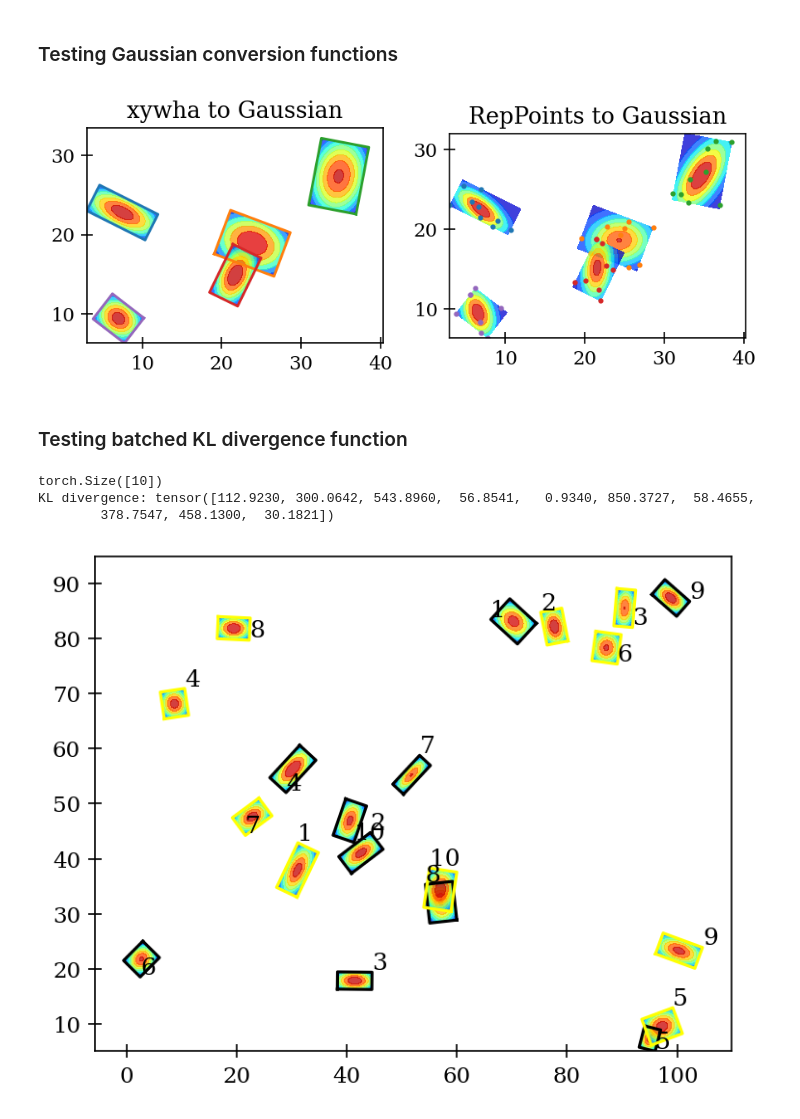
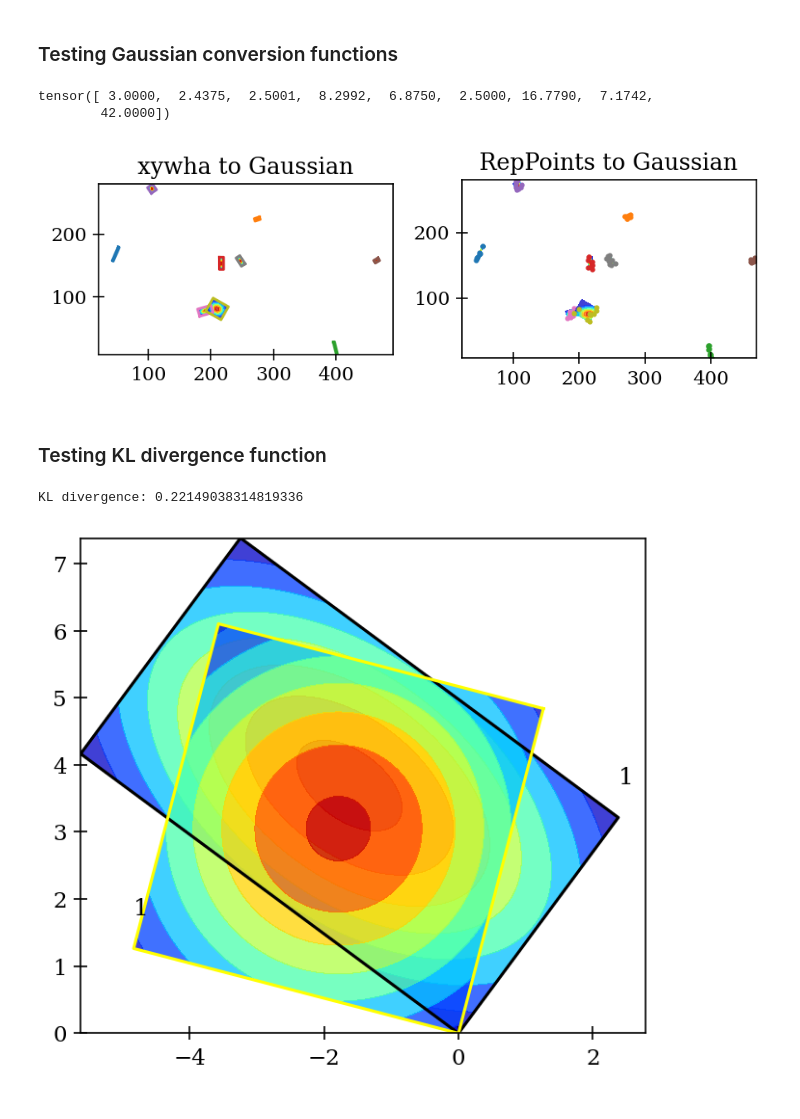
Before and after one commit to Lin-Sinorodin/OrientedBoundingBox, a Jupyter notebook: notebooks/bbox.ipynb, the cells around one changed output. Saved outputs shown, nothing was run; the diff lists cells and outputs as text; code cells hidden in the pictures.

```diff
--- a/notebooks/bbox.ipynb
+++ b/notebooks/bbox.ipynb
@@ -172,63 +172,68 @@ Inside box: tensor([False,  True, False, False,  True])
 # %% [markdown]
 ### Testing Gaussian conversion functions
 # %%
-N = 5
+N = 9
 B = 9
 
-clusters = gen_random_clusters(num_clusters=N, points_per_cluster=B, im_dim=(40, 40), cluster_dim=(10, 10))
+clusters = gen_random_clusters(num_clusters=N, points_per_cluster=B, im_dim=(512, 512), cluster_dim=(32, 32))
 rects = min_area_rect(clusters)
 
 rects_xywha = torch.zeros(N, 6)
 for i, rect in enumerate(rects):
     rects_xywha[i] = torch.Tensor(xyxy_to_xywha(rect))
 
-mu1, S1 = xywha_to_gaussian(rects_xywha)
+mu1, S1 = rep_points_to_gaussian(rects)
+S1 /= 4
+print(S1.det().sqrt())
 mu2, S2 = rep_points_to_gaussian(clusters)
+
 
 fig = plt.figure(figsize=(6, 4), dpi=150)
 ax1 = fig.add_subplot(1, 2, 1)
 ax2 = fig.add_subplot(1, 2, 2)
 
 for i, (rect, cluster) in enumerate(zip(rects, clusters)):
     x0, y0, w, h, c, s = rects_xywha[i]
     x, y = np.arange(-0.5*w, 0.5*w, 0.1), np.arange(-0.5*h, 0.5*h, 0.1)
     xx, yy = np.meshgrid(x, y)
     xx, yy = c * xx - s * yy, s * xx + c * yy
     xx += x0
     yy += y0
     pos = np.dstack((xx, yy))
     rv1 = multivariate_normal(mean=mu1[i], cov=S1[i])
     rv2 = multivariate_normal(mean=mu2[i], cov=S2[i])
 
     ax1.contourf(xx, yy, rv1.pdf(pos), alpha=0.75, cmap='jet')
     ax2.contourf(xx, yy, rv2.pdf(pos), alpha=0.75, cmap='jet')
     ax1.plot(torch.cat((rect[:, 0], rect[0, 0].reshape(1))), torch.cat((rect[:, 1], rect[0, 1].reshape(1))))
     ax2.scatter(cluster[:, 0], cluster[:, 1], s=4)
 
 ax1.set_aspect('equal', 'box')
 ax2.set_aspect('equal', 'box')
 
 ax1.set_title('xywha to Gaussian')
 ax2.set_title('RepPoints to Gaussian')
 plt.tight_layout()
 plt.show()
 # %% [output]
+tensor([ 3.0000,  2.4375,  2.5001,  8.2992,  6.8750,  2.5000, 16.7790,  7.1742,
+        42.0000])
-[figure, old version]
+[figure, new version]
 # %% [markdown]
-### Testing batched KL divergence function
+### Testing KL divergence function
 # %%
-N = 10
+N = 1
 B = 9
 
-clusters1 = gen_random_clusters(num_clusters=N, points_per_cluster=B, im_dim=(100, 100), cluster_dim=(10, 10))
-clusters2 = gen_random_clusters(num_clusters=N, points_per_cluster=B, im_dim=(100, 100), cluster_dim=(10, 10))
+clusters1 = gen_random_clusters(num_clusters=N, points_per_cluster=B, im_dim=(2, 2), cluster_dim=(10, 10))
+clusters2 = gen_random_clusters(num_clusters=N, points_per_cluster=B, im_dim=(2, 2), cluster_dim=(10, 10))
 rects1 = min_area_rect(clusters1)
 rects2 = min_area_rect(clusters2)
 
 mu1, S1 = rep_points_to_gaussian(rects1)
 mu2, S2 = rep_points_to_gaussian(rects2)
 
-kl_div = kl_divergence_gaussian(mu1, S1, mu2, S2)
+kl_div = kl_divergence_gaussian(mu1[0], S1[0], mu2[0], S2[0])
 print(f'KL divergence: {kl_div}')
 
 fig = plt.figure(figsize=(6, 4), dpi=150)
@@ -265,7 +270,5 @@ ax.set_aspect('equal', 'box')
 plt.tight_layout()
 plt.show()
 # %% [output]
-torch.Size([10])
-KL divergence: tensor([112.9230, 300.0642, 543.8960,  56.8541,   0.9340, 850.3727,  58.4655,
-        378.7547, 458.1300,  30.1821])
+KL divergence: 0.22149038314819336
-[figure, old version]
+[figure, new version]
```
Also changed, not shown: 2 other files.
